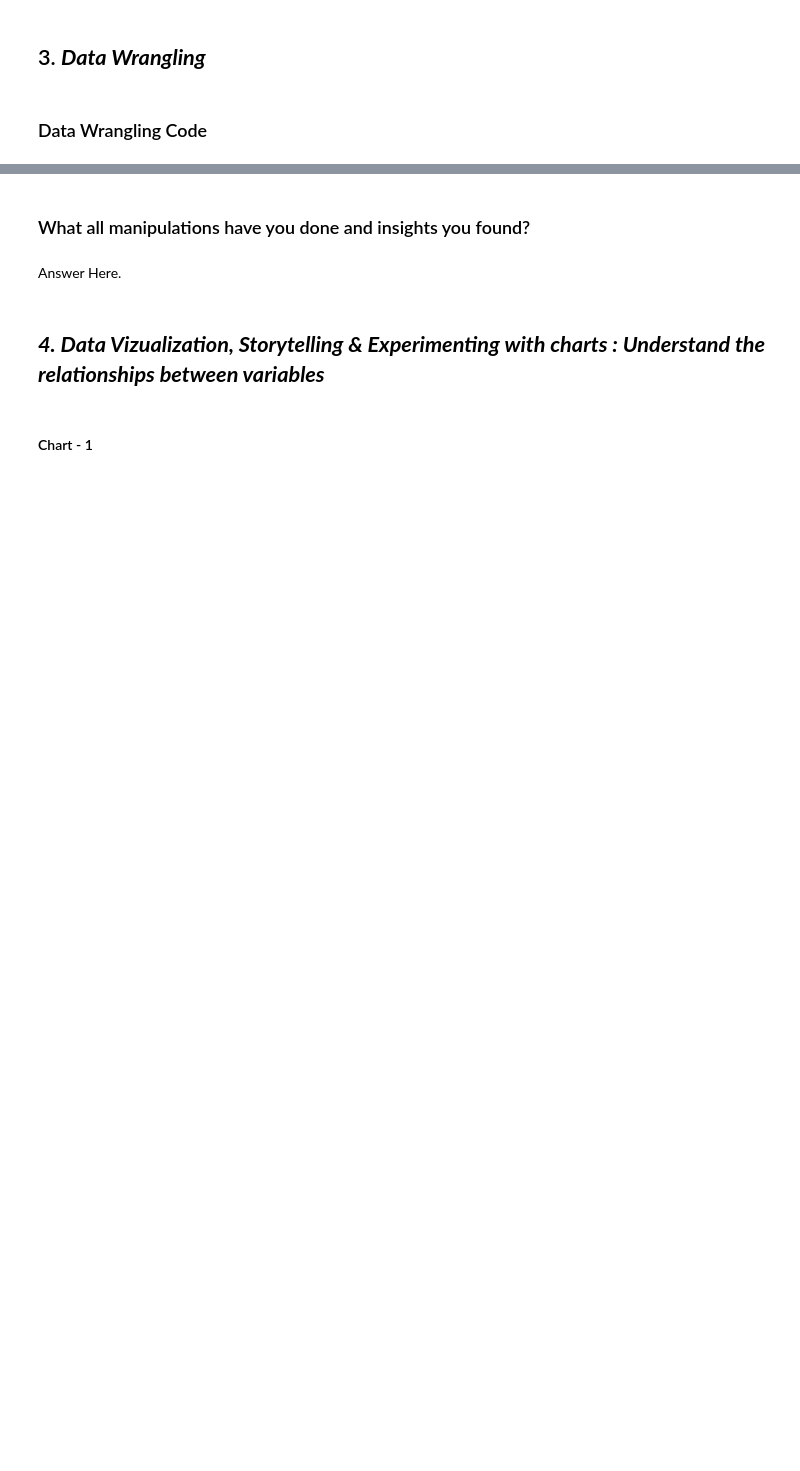
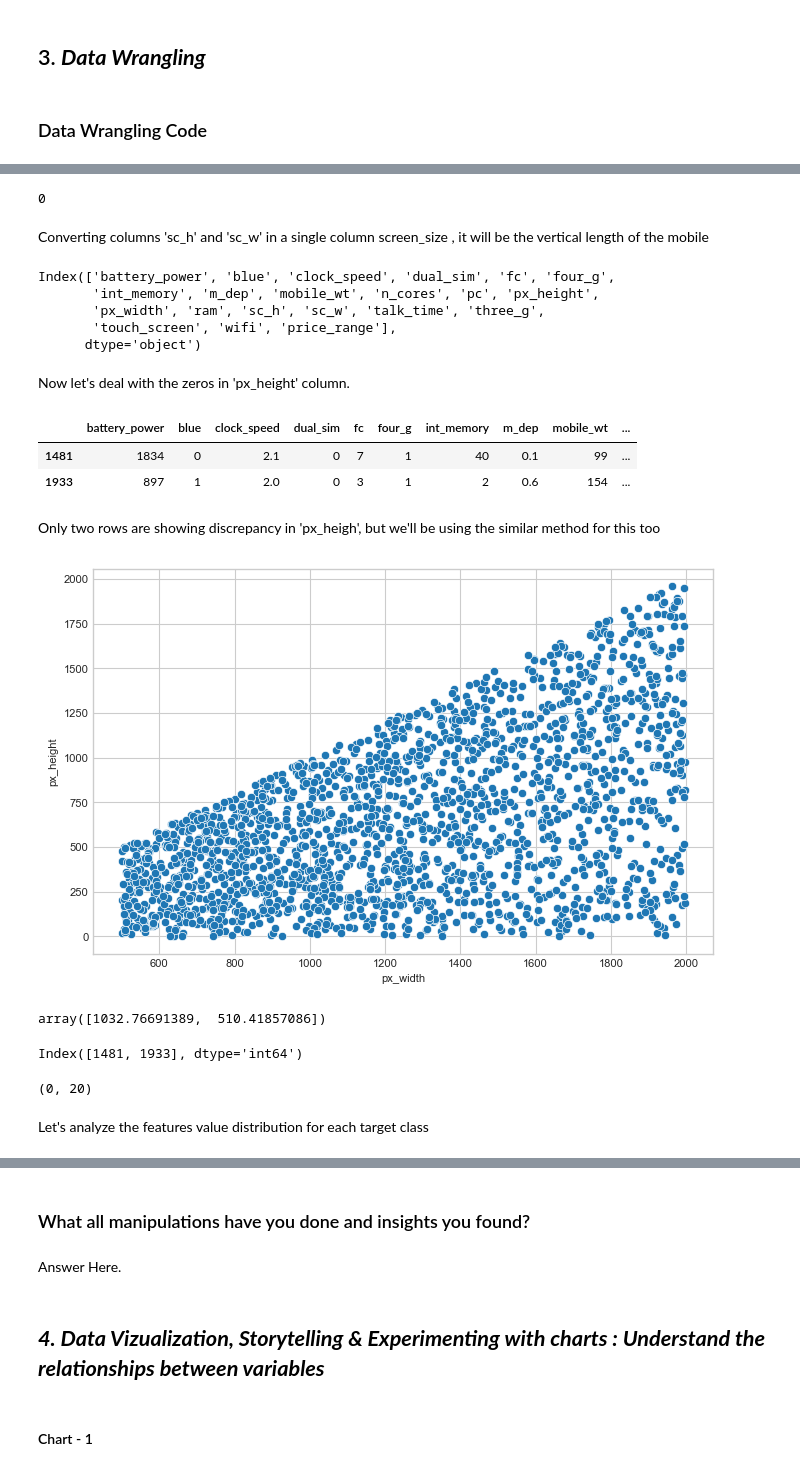
Before and after one commit to RahulSaini789/Mobile-Price-Range-Predicter-, a Jupyter notebook: Sample ML Submission Template .ipynb, the cells around one changed output, grey strips where cells are left out. Saved outputs shown, nothing was run; the diff lists cells and outputs as text; code cells hidden in the pictures; blank space fills up the shorter version.

```diff
--- a/Sample ML Submission Template .ipynb
+++ b/Sample ML Submission Template .ipynb
@@ -296,0 +389,3 @@ Answer Here
+# %%
+srs = df1[df1['sc_w'] != 0].groupby(by='sc_h')['sc_w'].mean()
+srs
@@ -296,0 +410,70 @@ Answer Here
+# %%
+# ensures that 'sc_w' values are never zero and fills them with corresponding rounded
+# 'sc_h' values where necessary.
+
+import math
+d = {key: math.ceil(value) for key, value in zip(srs.index, srs.values)}
+
+sc_h = list(df1['sc_h'])
+sc_w = list(df1['sc_w'])
+
+for i in range(len(sc_w)):
+    if sc_w[i] == 0:
+        sc_w[i] = d[sc_h[i]]
+
+df1['sc_h'] = sc_h
+df1['sc_w'] = sc_w
+
+# now check the rows with 'sc_w'=0
+df1[df1['sc_w'] == 0].shape[0]
+# %% [output]
+0
+# %% [markdown]
+Converting columns 'sc_h' and 'sc_w' in a single column screen_size , it will be the vertical length of the mobile
+# %%
+df1['screen_size'] = ((df1['sc_h']**2)+(df1['sc_w']**2))**0.5
+
+df1.drop(['sc_h', 'sc_w'], axis=1, inplace=True)
+# %%
+df.columns
+# %% [output]
+Index(['battery_power', 'blue', 'clock_speed', 'dual_sim', 'fc', 'four_g',
+       'int_memory', 'm_dep', 'mobile_wt', 'n_cores', 'pc', 'px_height',
+       'px_width', 'ram', 'sc_h', 'sc_w', 'talk_time', 'three_g',
+       'touch_screen', 'wifi', 'price_range'],
+      dtype='object')
+# %% [markdown]
+Now let's deal with the zeros in 'px_height' column.
+# %%
+# there are only two observations where 'px_height' in 0
+df1[df1['px_height'] == 0]
+# %% [output]
+|  | battery_power | blue | clock_speed | dual_sim | fc | four_g | int_memory | m_dep | mobile_wt | ... |
+| 1481 | 1834 | 0 | 2.1 | 0 | 7 | 1 | 40 | 0.1 | 99 | ... |
+| 1933 | 897 | 1 | 2.0 | 0 | 3 | 1 | 2 | 0.6 | 154 | ... |
+# %% [markdown]
+Only two rows are showing discrepancy in 'px_heigh', but we'll be using the similar method for this too
+# %%
+filtered_df = df1[df1['px_height'] != 0]
+
+# Create a scatterplot
+sns.scatterplot(data=filtered_df, x='px_width', y='px_height')
+plt.show()
+# %% [output]
+[figure, added]
+# %%
+# Let's try linear regression to get this done.
+from sklearn.linear_model import LinearRegression
+
+model = LinearRegression()
+
+model.fit(df1[df1['px_height'] != 0].loc[:, ['px_width']],
+          df1[df1['px_height'] != 0]['px_height'])
+
+model.predict(df1[df1['px_height'] == 0].loc[:, ['px_width']])
+# %% [output]
+array([1032.76691389,  510.41857086])
+# %%
+df1[df1['px_height'] == 0].index
+# %% [output]
+Index([1481, 1933], dtype='int64')
@@ -296,0 +484,7 @@ Answer Here
+# %%
+df1[df1['px_height'] == 0].shape
+# zero rows we have now
+# %% [output]
+(0, 20)
+# %% [markdown]
+Let's analyze the features value distribution for each target class
```
Also changed, not shown: parts of 45 cells of this notebook.
